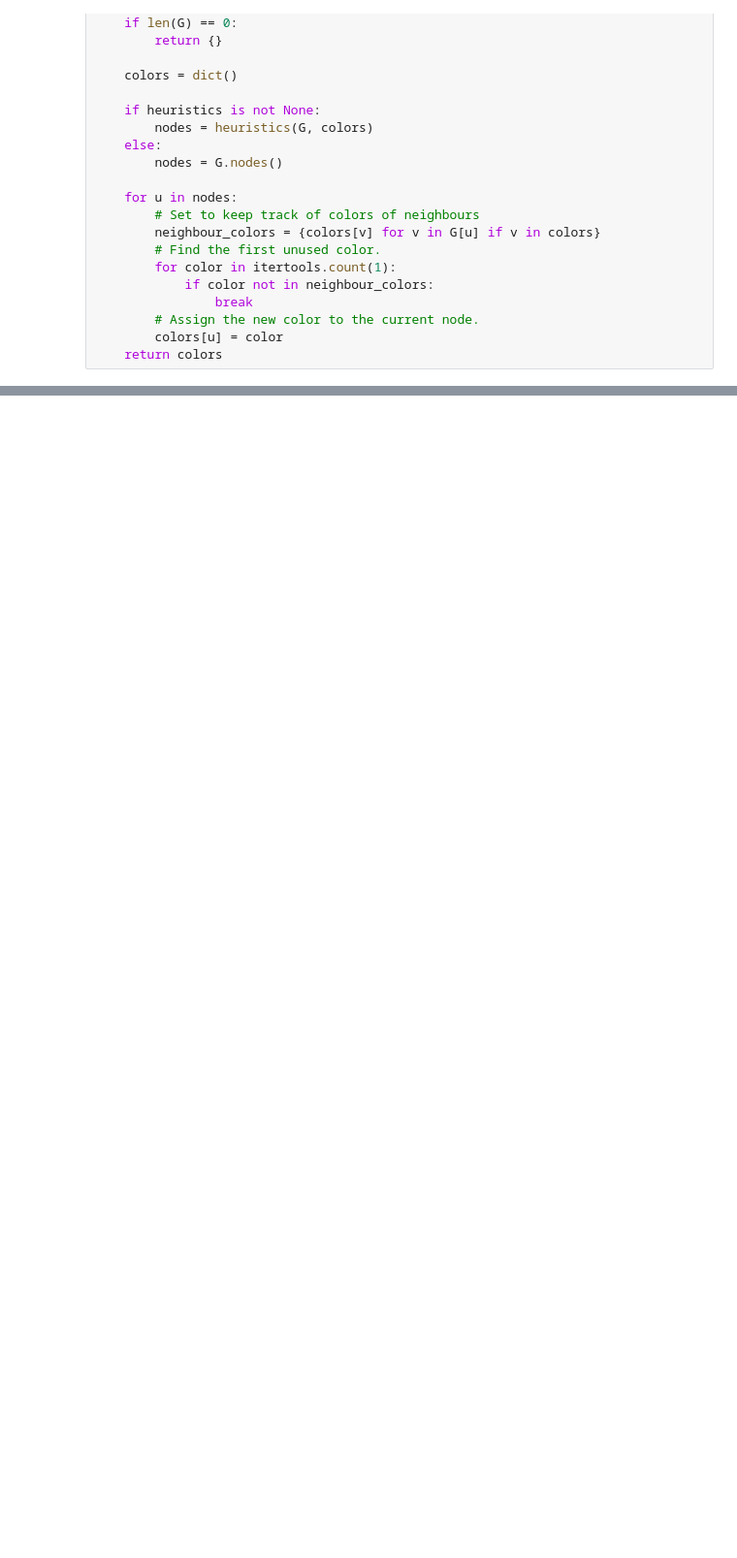
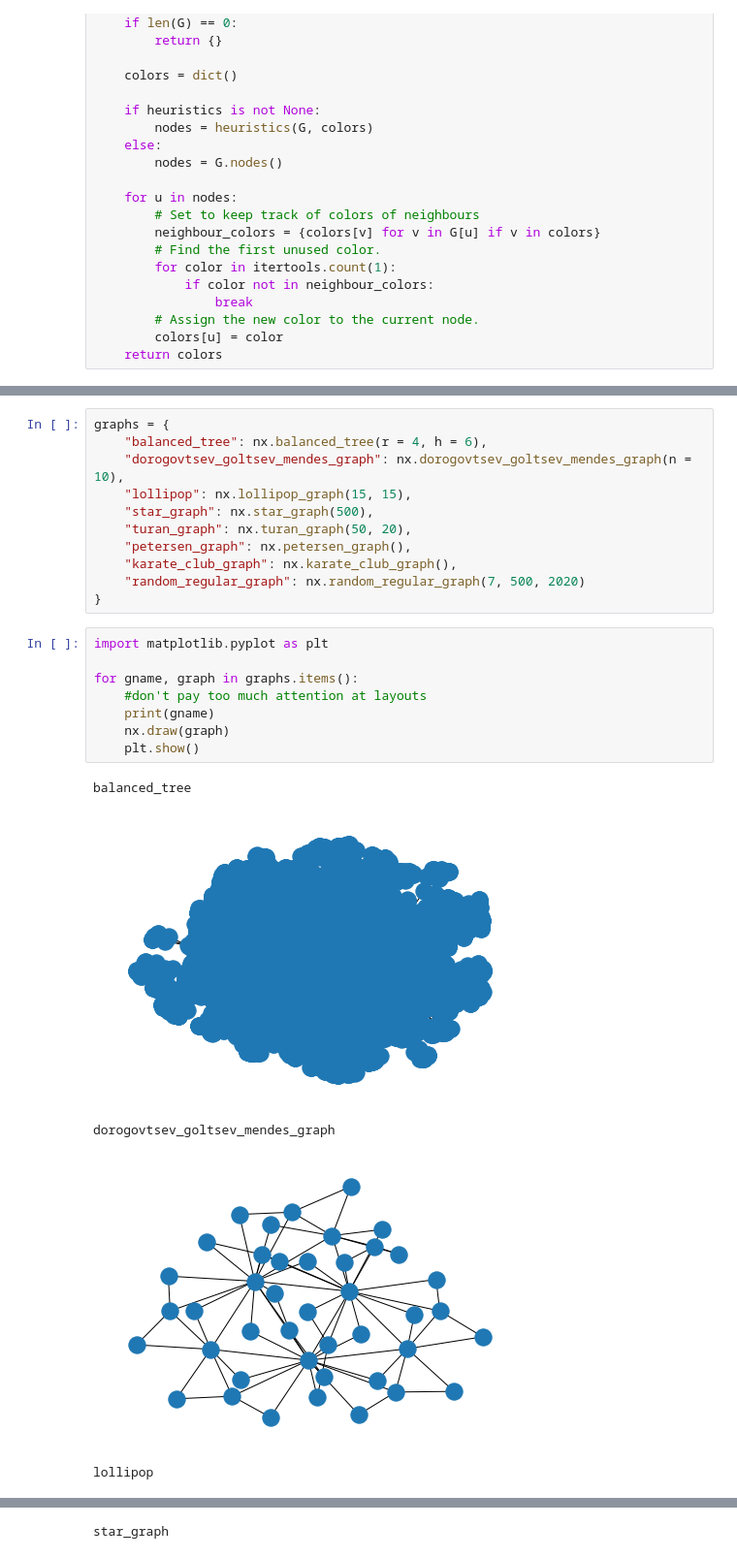
Before and after one commit to alexunderch/Master_materials, a Jupyter notebook: gpaphs_and_nets/МТИИ_графы_домашнее_задание_1.ipynb, the cells around one changed output, grey strips where cells are left out. Shown at 97% size. Drawn from its saved outputs; the diff is of its cells as text; blank space fills up the shorter version.

```diff
--- a/gpaphs_and_nets/МТИИ_графы_домашнее_задание_1.ipynb
+++ b/gpaphs_and_nets/МТИИ_графы_домашнее_задание_1.ipynb
@@ -307,3 +345,28 @@ assert (
     and
     all(coloring[u] != coloring[v] for u,v in G.edges())
 )
+# %%
+graphs = {
+    "balanced_tree": nx.balanced_tree(r = 4, h = 6),
+    "dorogovtsev_goltsev_mendes_graph": nx.dorogovtsev_goltsev_mendes_graph(n = 10),
+    "lollipop": nx.lollipop_graph(15, 15),
+    "star_graph": nx.star_graph(500),
+    "turan_graph": nx.turan_graph(50, 20),
+    "petersen_graph": nx.petersen_graph(),
+    "karate_club_graph": nx.karate_club_graph(),
+    "random_regular_graph": nx.random_regular_graph(7, 500, 2020)
+}
+# %%
+import matplotlib.pyplot as plt
+
+for gname, graph in graphs.items():
+    #don't pay too much attention at layouts
+    print(gname)
+    nx.draw(graph)
+    plt.show()
+# %% [output]
+balanced_tree
+[figure, added]
+dorogovtsev_goltsev_mendes_graph
+[figure, added]
+lollipop
@@ -309,0 +374 @@ assert (
+star_graph
```
Also changed, not shown: parts of 6 cells of this notebook.
